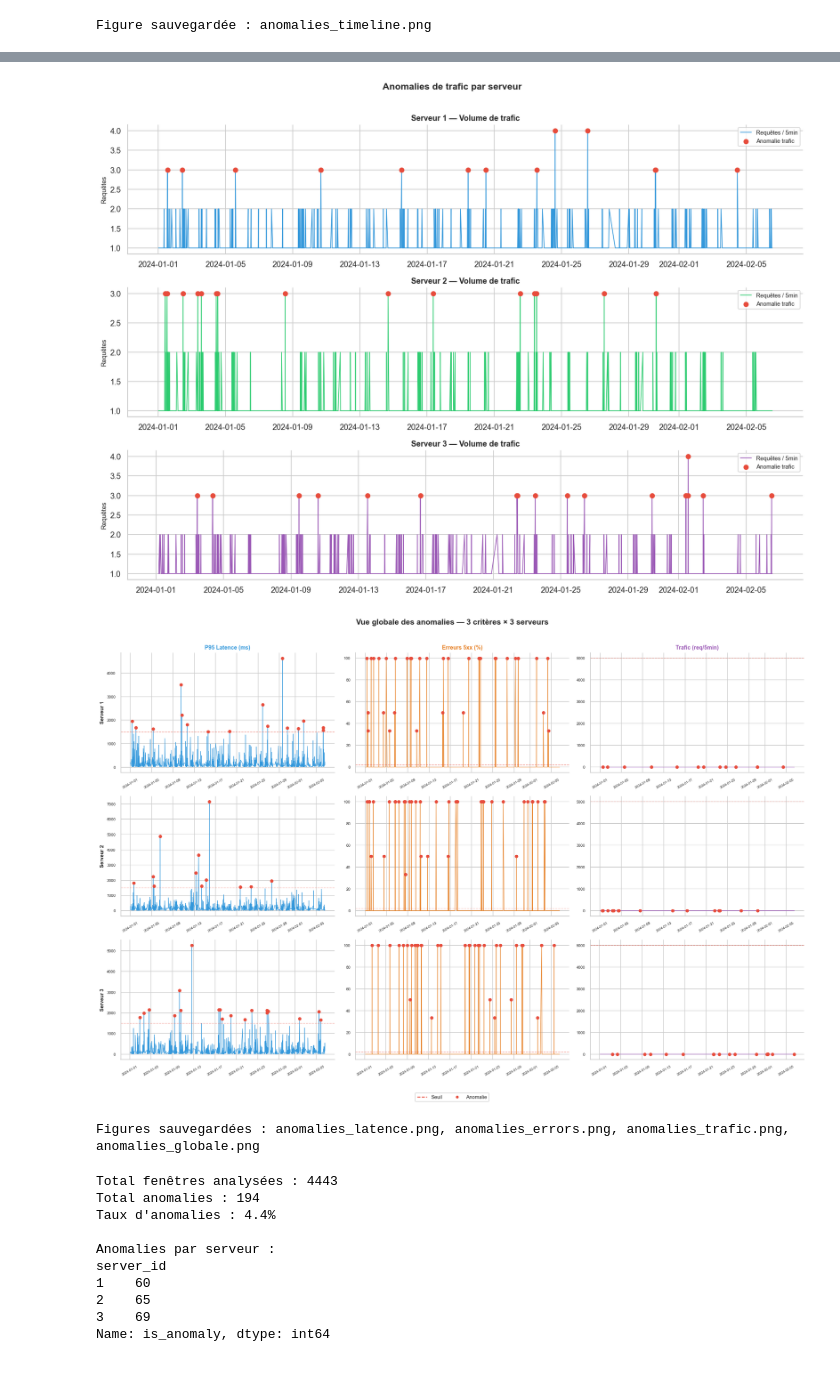
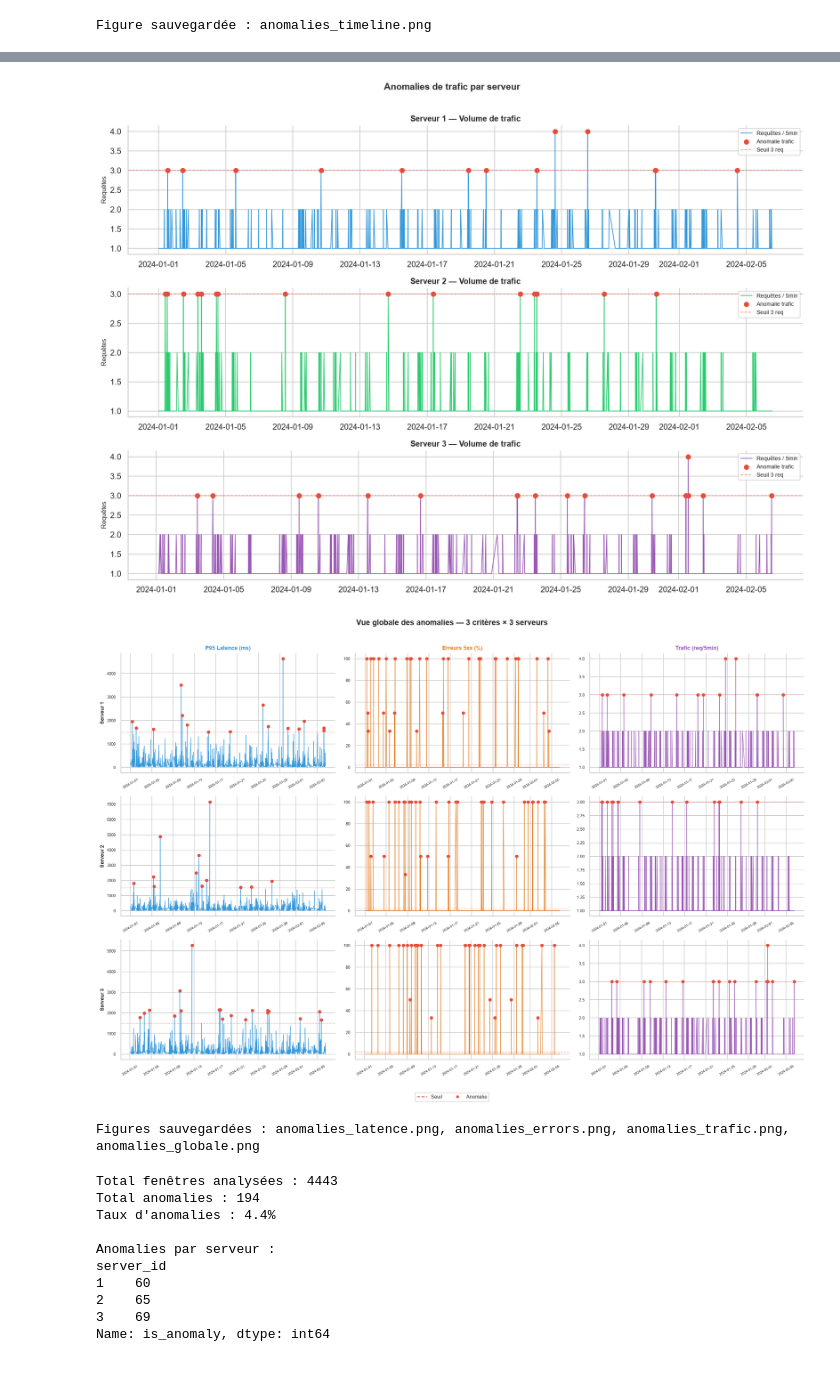
Before and after one commit to majda-soussia/Api-anomaly-detection, a Jupyter notebook: etl/etl.ipynb, the cells around one changed output, grey strips where cells are left out. Saved outputs shown, nothing was run; the diff lists cells and outputs as text; code cells hidden in the pictures.

```diff
--- a/etl/etl.ipynb
+++ b/etl/etl.ipynb
@@ -832,7 +834,7 @@ for i, sid in enumerate(servers):
 
 plt.suptitle("Anomalies de latence (P95) par serveur", fontsize=13, fontweight="bold", y=1.01)
 plt.tight_layout()
-plt.savefig("report/anomalies_latence.png", bbox_inches="tight")
+plt.savefig("../report/anomalies_latence.png", bbox_inches="tight")
 plt.show()
 
 
@@ -860,7 +862,7 @@ for i, sid in enumerate(servers):
 
 plt.suptitle("Anomalies de taux d'erreurs 5xx par serveur", fontsize=13, fontweight="bold", y=1.01)
 plt.tight_layout()
-plt.savefig("report/anomalies_errors.png", bbox_inches="tight")
+plt.savefig("../report/anomalies_errors.png", bbox_inches="tight")
 plt.show()
 
 
@@ -879,7 +881,8 @@ for i, sid in enumerate(servers):
     ax.scatter(sub[mask].index, sub[mask]["request_count"],
                color="#e74c3c", s=40, zorder=5, label="Anomalie trafic")
 
-    SEUIL_TRAFIC = 5000
+    ax.axhline(SEUIL_TRAFIC, color="#e74c3c", linestyle="--",
+               linewidth=1, alpha=0.6, label=f"Seuil {SEUIL_TRAFIC:.0f} req")
 
     ax.set_title(f"Serveur {sid} — Volume de trafic", fontsize=11, fontweight="bold")
     ax.set_ylabel("Requêtes", fontsize=9)
@@ -887,7 +890,7 @@ for i, sid in enumerate(servers):
 
 plt.suptitle("Anomalies de trafic par serveur", fontsize=13, fontweight="bold", y=1.01)
 plt.tight_layout()
-plt.savefig("report/anomalies_trafic.png", bbox_inches="tight")
+plt.savefig("../report/anomalies_trafic.png", bbox_inches="tight")
 plt.show()
 
 
@@ -919,36 +922,36 @@ for col, (metric, ylabel, seuil, spike_key, color) in enumerate(metrics):
 
         ax.axhline(seuil_, color="#e74c3c", linestyle="--", linewidth=1, alpha=0.5)
 
         # Titre uniquement sur la première ligne, label serveur sur la première colonne
         if row == 0:
             ax.set_title(ylabel, fontsize=10, fontweight="bold", color=color)
         if col == 0:
             ax.set_ylabel(f"Serveur {sid}", fontsize=9, fontweight="bold")
 
         ax.tick_params(axis="x", labelsize=6, rotation=30)
         ax.tick_params(axis="y", labelsize=7)
         ax.spines["top"].set_visible(False)
         ax.spines["right"].set_visible(False)
 
 # Légende commune
 from matplotlib.lines import Line2D
 legend_elements = [
     Line2D([0], [0], color="#e74c3c", linestyle="--", label="Seuil"),
     Line2D([0], [0], marker="o", color="w", markerfacecolor="#e74c3c", markersize=6, label="Anomalie"),
 ]
 fig.legend(handles=legend_elements, loc="lower center", ncol=2, fontsize=9, framealpha=0.9)
 
 plt.suptitle("Vue globale des anomalies — 3 critères × 3 serveurs",
              fontsize=14, fontweight="bold", y=1.01)
 plt.tight_layout(rect=[0, 0.04, 1, 1])
-plt.savefig("report/anomalies_globale.png", bbox_inches="tight")
+plt.savefig("../report/anomalies_globale.png", bbox_inches="tight")
 plt.show()
 print("Figures sauvegardées : anomalies_latence.png, anomalies_errors.png, anomalies_trafic.png, anomalies_globale.png")
 # %% [output]
 [figure]
 [figure]
-[figure, old version]
+[figure, new version]
-[figure, old version]
+[figure, new version]
 Figures sauvegardées : anomalies_latence.png, anomalies_errors.png, anomalies_trafic.png, anomalies_globale.png
 # %%
 anomalies = features_df[features_df["is_anomaly"] == 1]
```
Also changed, not shown: parts of 26 cells of this notebook, 41 other files.
